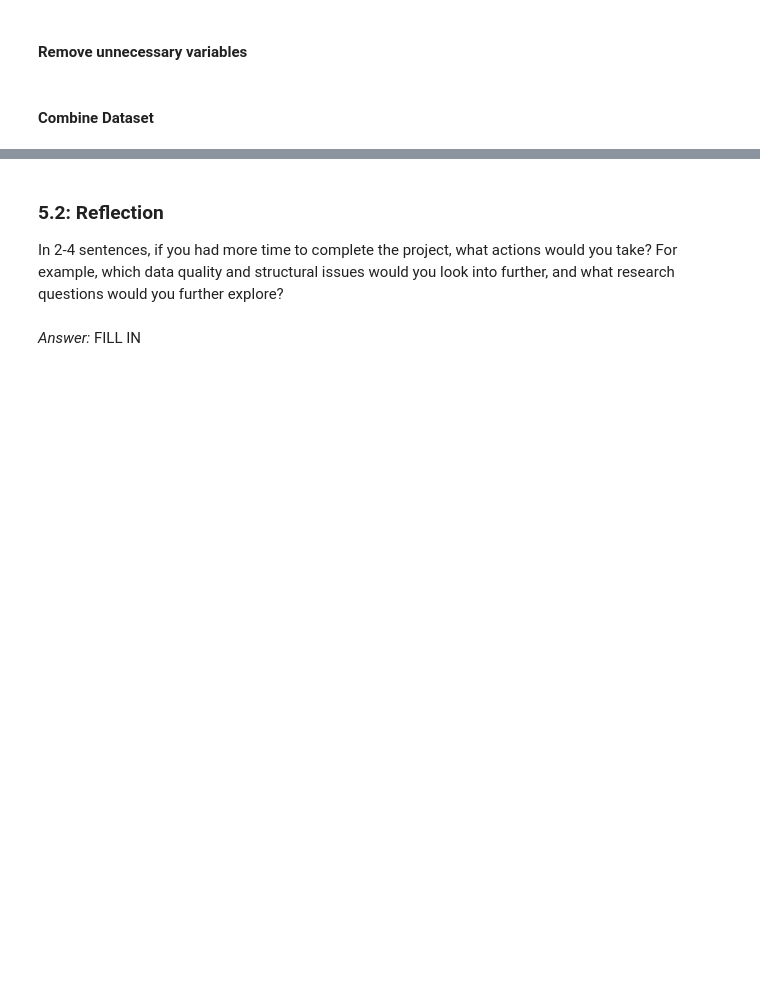
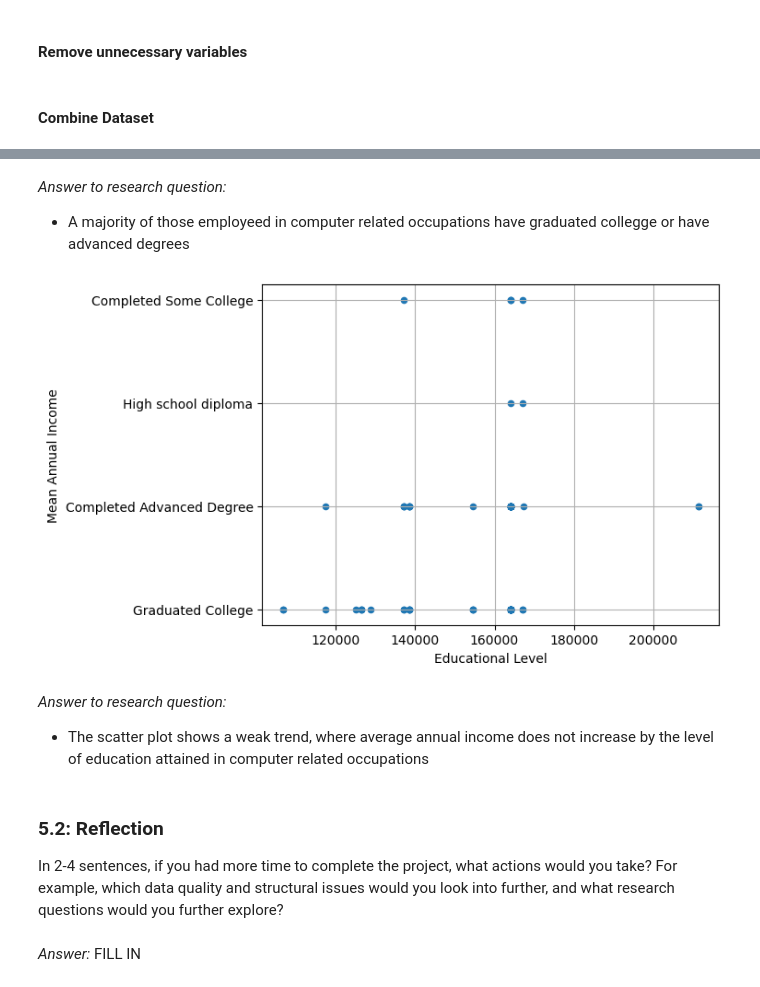
Before and after one commit to kaydee98/DataAnalytics, a Jupyter notebook: AdvancedDataWrangling/Data_Wrangling_Project_Starter.ipynb, the cells around one changed output, grey strips where cells are left out. Drawn from its saved outputs; the diff is of its cells as text; code cells hidden in the pictures; blank space fills up the shorter version.

```diff
--- a/AdvancedDataWrangling/Data_Wrangling_Project_Starter.ipynb
+++ b/AdvancedDataWrangling/Data_Wrangling_Project_Starter.ipynb
@@ -826,3 +578,16 @@ Going back to the problem statement in step 1, use the cleaned data to answer th
+# %% [markdown]
+*Answer to research question:*
+- A majority of those employeed in computer related occupations have graduated collegge or have advanced degrees
+# %%
+# Plot of impact of the level of education on salary
+pum_oew_merged.plot(kind='scatter', y='ED_LEVEL', x='A_MEAN',
+                    xlabel='Educational Level', ylabel='Mean Annual Income',
+                    legend=False,grid=True);
+# %% [output]
+[figure, added]
+# %% [markdown]
+*Answer to research question:*
+- The scatter plot shows a weak trend, where average annual income does not increase by the level of education attained in computer related occupations
 # %% [markdown]
 ### **5.2:** Reflection
 In 2-4 sentences, if you had more time to complete the project, what actions would you take? For example, which data quality and structural issues would you look into further, and what research questions would you further explore?
```
Also changed, not shown: parts of 43 cells of this notebook, 5 other files.
